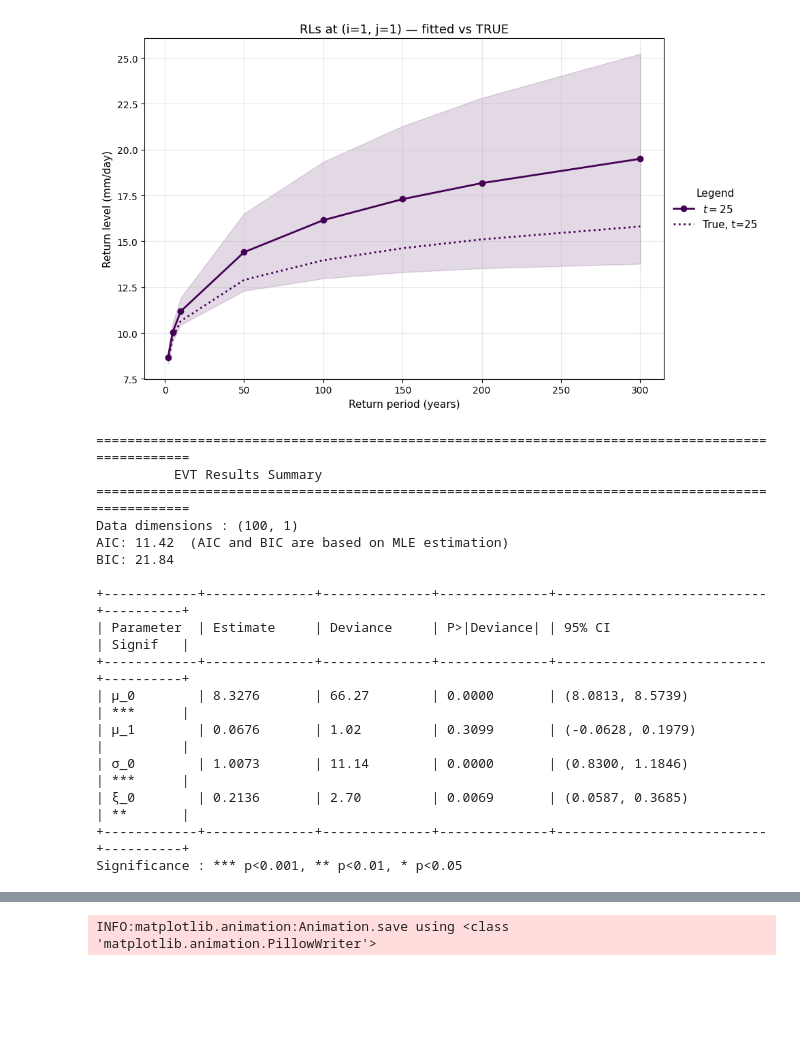
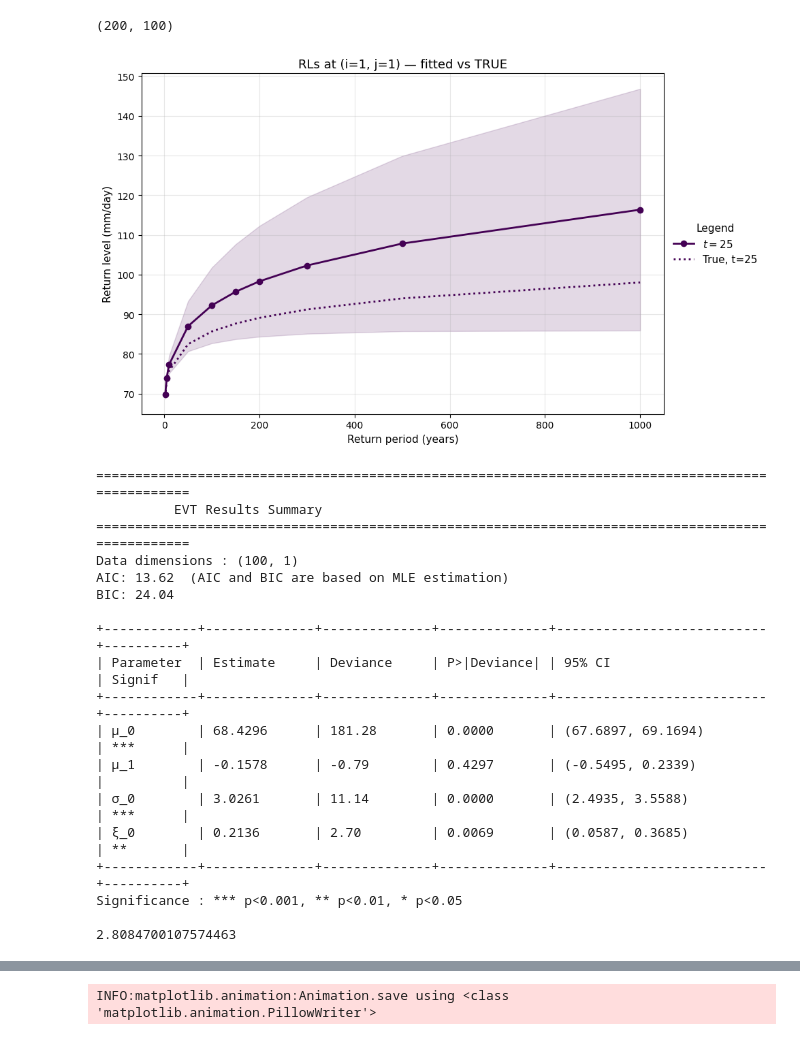
Before and after one commit to RPGSynth/EVT_Univariate, a Jupyter notebook: EVT_Classes/SIM/sim.ipynb, the cells around one changed output, grey strips where cells are left out. Saved outputs shown, nothing was run; the diff lists cells and outputs as text; code cells hidden in the pictures; blank space fills up the shorter version.

```diff
--- a/EVT_Classes/SIM/sim.ipynb
+++ b/EVT_Classes/SIM/sim.ipynb
@@ -15,7 +15,7 @@ except ImportError:
     sys.path.insert(0, str(Path.cwd().parent))
     from GEV import GEV
 # %%
-data, meta = generate_gev_dataset(n_lat=10, n_lon=10, n_time=100,beta_mu_t=0.18)
+data, meta = generate_gev_dataset_linear(n_lat=10, n_lon=10, n_time=100,beta_mu0 = 70, beta_mu_t=0.18,beta_ls0=1.1)
 plot_random_time_series(data, meta)
 plot_random_spatial_slice(data, meta)
 # %% [output]
@@ -89,46 +184,62 @@ plot_map(sig_hat, f"Fitted σ at t={k}", extent)
+# %%
+n_time, n_lat, n_lon = data.shape
+p = n_lat * n_lon
+
+# ---- Fit one multi-series model (time covariate in location only) ----
+Y = data.reshape(n_time, p)  # (n_time, p)
+X_t = meta["t_curve"][:, None]
+Y.shape
+# %% [output]
+(200, 100)
 # %%
 # choose pixel and refit to get a GEVFit object
 i = 1; j = 1
 y_t = data[:, i, j].astype(float)
+
+# fitting only a time trend in location (as before)
 exog_time_only = {"location": meta["t_curve"][:, None], "scale": None, "shape": None}
 fit_ij = GEV(endog=y_t, exog=exog_time_only)._fit_mle_jax()
 
-T_list = [2,5,10,50,100,150,200,300]
+T_list = [2, 5, 10, 50, 100, 150, 200, 300, 500, 1000]
 t_list = [25]
 
-# true params at those times
-mu_true, sigma_true = meta["mu"], meta["sigma"]
-def _xi_at(meta, t=None, i=None, j=None):
-    xi = meta.get("xi", 0.0)
-    if np.isscalar(xi): return float(xi)
-    arr = np.asarray(xi)
-    if arr.ndim == 0: return float(arr)
-    if arr.ndim == 1 and t is not None: return float(arr[t])
-    if arr.ndim == 3: return float(arr[t, i, j])
-    return float(arr.ravel()[0])
+# true params at those times (all fields now)
+mu_true = meta["mu"]
+sigma_true = meta["sigma"]
+xi_true = meta["xi"]          # shape: (n_time, n_lat, n_lon)
 
-manual_params = np.array([[float(mu_true[t, i, j]), float(sigma_true[t, i, j]), _xi_at(meta, t=t, i=i, j=j)] for t in t_list])
-fit_ij.plot_return_levels(T=T_list, t=t_list, s=0, show_ci=True, manual_params=manual_params,
-                          title=f"RLs at (i={i}, j={j}) — fitted vs TRUE")
+manual_params = np.array([
+    [float(mu_true[t, i, j]), float(sigma_true[t, i, j]), float(xi_true[t, i, j])]
+    for t in t_list
+])
+
+fit_ij.plot_return_levels(
+    T=T_list, t=t_list, s=0, show_ci=True, manual_params=manual_params,
+    title=f"RLs at (i={i}, j={j}) — fitted vs TRUE"
+)
+
 print(fit_ij)
+print(fit_ij.n_ll)
 # %% [output]
-[figure, old version]
+[figure, new version]
 ==================================================================================================
           EVT Results Summary
 ==================================================================================================
 Data dimensions : (100, 1)
-AIC: 11.42  (AIC and BIC are based on MLE estimation)
-BIC: 21.84
+AIC: 13.62  (AIC and BIC are based on MLE estimation)
+BIC: 24.04
 
 +------------+--------------+--------------+--------------+---------------------------+----------+
 | Parameter  | Estimate     | Deviance     | P>|Deviance| | 95% CI                    | Signif   |
 +------------+--------------+--------------+--------------+---------------------------+----------+
-| μ_0        | 8.3276       | 66.27        | 0.0000       | (8.0813, 8.5739)          | ***      |
-| μ_1        | 0.0676       | 1.02         | 0.3099       | (-0.0628, 0.1979)         |          |
-| σ_0        | 1.0073       | 11.14        | 0.0000       | (0.8300, 1.1846)          | ***      |
+| μ_0        | 68.4296      | 181.28       | 0.0000       | (67.6897, 69.1694)        | ***      |
+| μ_1        | -0.1578      | -0.79        | 0.4297       | (-0.5495, 0.2339)         |          |
+| σ_0        | 3.0261       | 11.14        | 0.0000       | (2.4935, 3.5588)          | ***      |
 | ξ_0        | 0.2136       | 2.70         | 0.0069       | (0.0587, 0.3685)          | **       |
 +------------+--------------+--------------+--------------+---------------------------+----------+
 Significance : *** p<0.001, ** p<0.01, * p<0.05
+
+2.8084700107574463
 # %%
 
 import numpy as np
```
Also changed, not shown: parts of 7 cells of this notebook, 5 other files.
